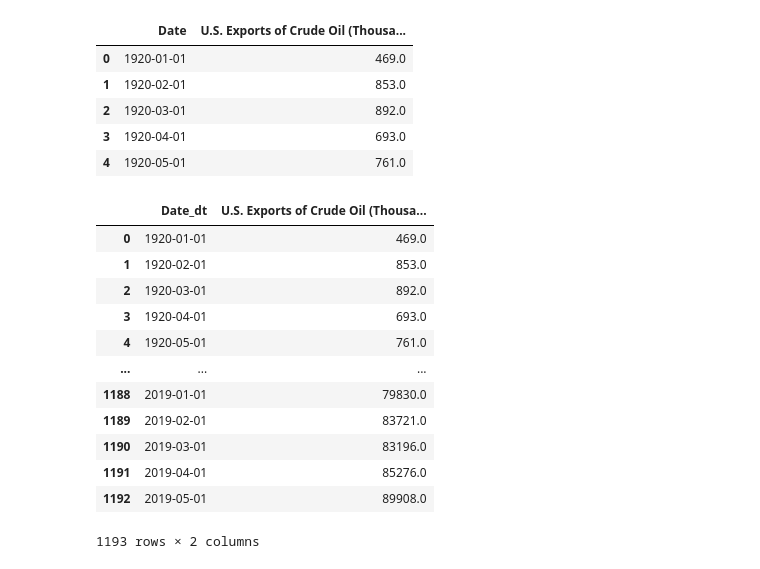
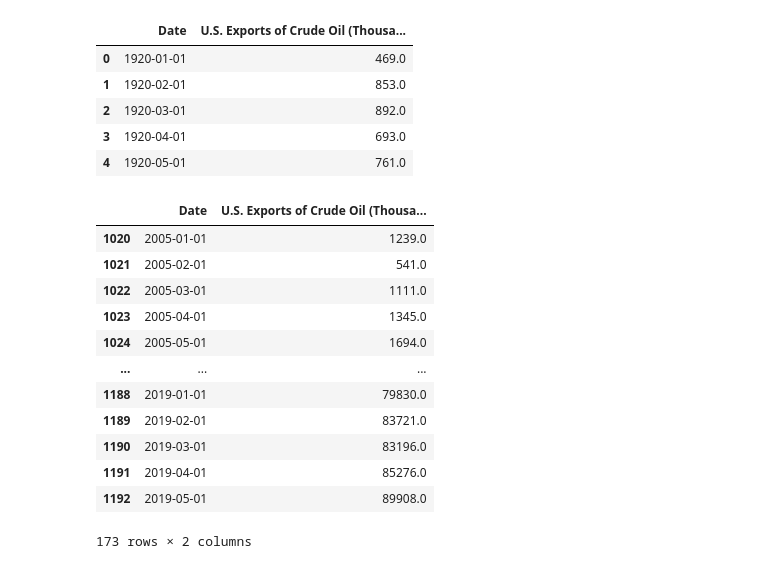
Before and after one commit to kk-deng/CanadaEnergyIE, a Jupyter notebook: Part 1 - US Oil Export and GDP vs. USD dollars.ipynb, the cells around one changed output. Drawn from its saved outputs; the diff is of its cells as text; code cells hidden in the pictures.

Commit message:
Cleaned Part 1 - Nov 7

```diff
--- a/Part 1 - US Oil Export and GDP vs. USD dollars.ipynb
+++ b/Part 1 - US Oil Export and GDP vs. USD dollars.ipynb
@@ -10,9 +11,9 @@ import matplotlib.pyplot as plt
 # %%
 #Open reosurces file
-datafile_csv = os.path.join("Resources", "Raw Data", "Table 1 - US-oilexports.csv")
+table1_path = os.path.join("Resources", "Raw Data", "Table 1 - US-oilexports.csv")
 # %%
 # Read csv
-table1_data = pd.read_csv(datafile_csv, header=0, skiprows=2)
+table1_data = pd.read_csv(table1_path, header=0, skiprows=2)
 
 # Extract column of interest
 table1_df = pd.DataFrame(table1_data, columns= ['Date','U.S. Exports of Crude Oil (Thousand Barrels)'])
@@ -44,7 +45,7 @@ for item in date_64ns:
     formated_date_list.append(date_clean)
 # %%
 # Create new data, Date is in datetime type
-working_df =  pd.DataFrame({
+table1_df_clean =  pd.DataFrame({
                         "Date": formated_date_list,
                         "U.S. Exports of Crude Oil (Thousand Barrels)": crude_export
                        })
@@ -52,8 +53,8 @@ working_df =  pd.DataFrame({
 
 
 #Drop NaN rows
-working_df.dropna(inplace=True)
-working_df.head()
+table1_df_clean.dropna(inplace=True)
+table1_df_clean.head()
 # %% [output]
 |  | Date | U.S. Exports of Crude Oil (Thousa... |
 | 0 | 1920-01-01 | 469.0 |
@@ -63,26 +64,27 @@ working_df.head()
 | 4 | 1920-05-01 | 761.0 |
 # %%
 # Convert date to datetime dtype and format YY-MM-DD
-working_df['Date_dt']=pd.to_datetime(working_df['Date'], format='%Y-%m-%d')
+table1_df_clean['Date_dt'] = pd.to_datetime(table1_df_clean['Date'], format='%Y-%m-%d')
 # %%
 #Set start date
 sdate = dt.datetime(2005,1,1)   # start date
 edate = dt.datetime(2019,12,30)   # end date
 
-working_df[(working_df['Date_dt']>=sdate ) & (working_df['Date_dt']<= edate)]
-table1_transformed = working_df[["Date_dt", "U.S. Exports of Crude Oil (Thousand Barrels)"]]
-table1_transformed
+table1_range = table1_df_clean[(table1_df_clean['Date_dt']>=sdate ) & (table1_df_clean['Date_dt']<= edate)]
+table1_clean = table1_range[["Date_dt", "U.S. Exports of Crude Oil (Thousand Barrels)"]]
+table1_final = table1_clean.rename(columns={ "Date_dt" : "Date"})
+table1_final
 # %% [output]
-|  | Date_dt | U.S. Exports of Crude Oil (Thousa... |
-| 0 | 1920-01-01 | 469.0 |
-| 1 | 1920-02-01 | 853.0 |
-| 2 | 1920-03-01 | 892.0 |
-| 3 | 1920-04-01 | 693.0 |
-| 4 | 1920-05-01 | 761.0 |
+|  | Date | U.S. Exports of Crude Oil (Thousa... |
+| 1020 | 2005-01-01 | 1239.0 |
+| 1021 | 2005-02-01 | 541.0 |
+| 1022 | 2005-03-01 | 1111.0 |
+| 1023 | 2005-04-01 | 1345.0 |
+| 1024 | 2005-05-01 | 1694.0 |
 | ... | ... | ... |
 | 1188 | 2019-01-01 | 79830.0 |
 | 1189 | 2019-02-01 | 83721.0 |
 | 1190 | 2019-03-01 | 83196.0 |
 | 1191 | 2019-04-01 | 85276.0 |
 | 1192 | 2019-05-01 | 89908.0 |
-1193 rows × 2 columns
+173 rows × 2 columns
```
Also changed, not shown: parts of 25 cells of this notebook, 5 other files.
